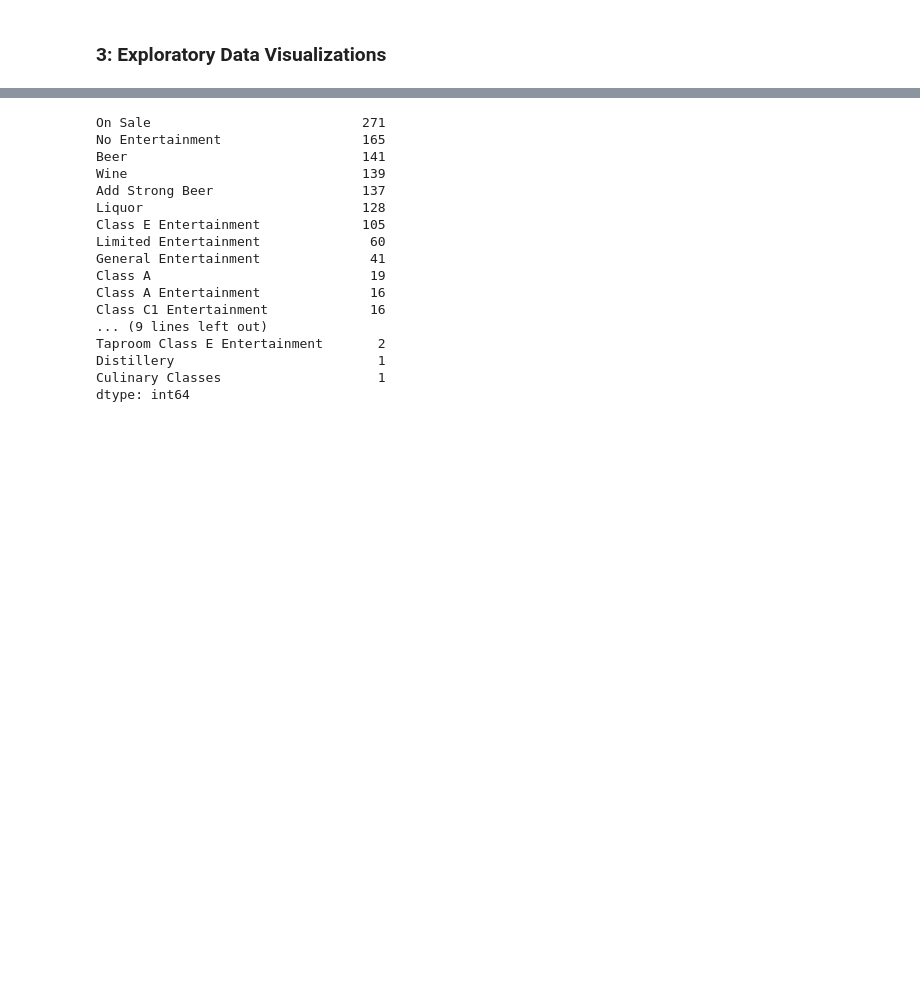
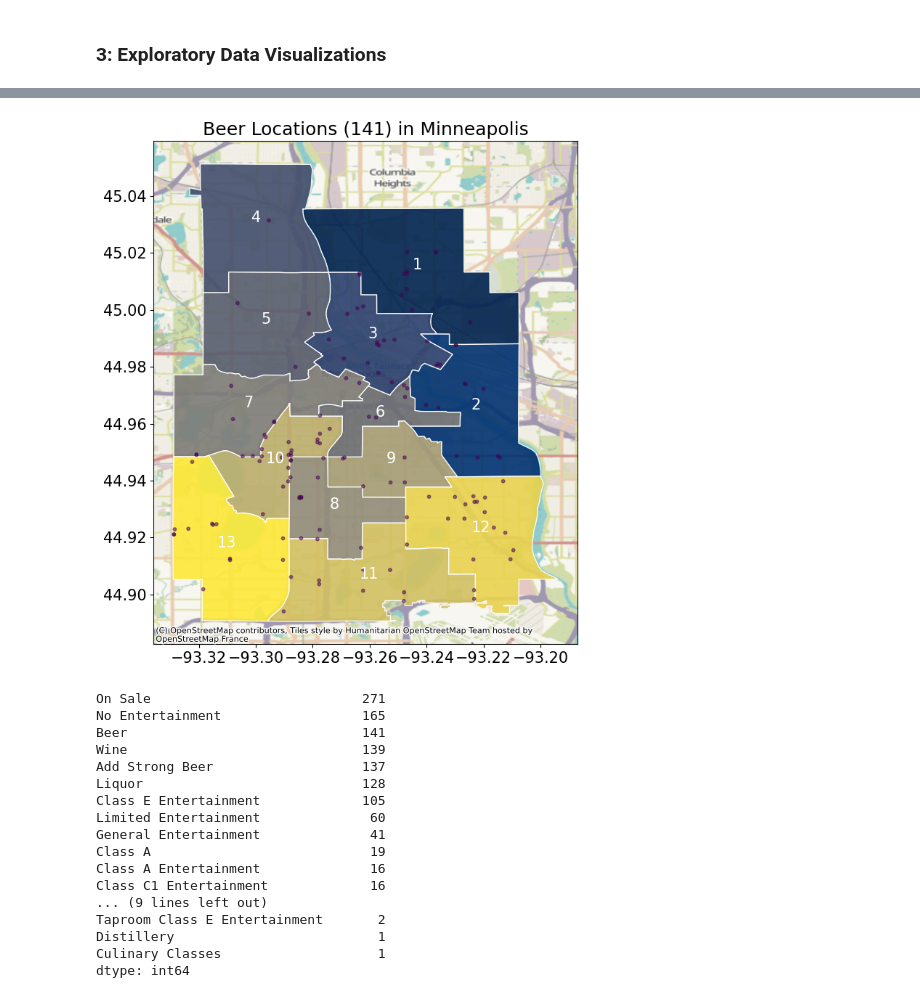
Before and after one commit to kymayodeji/mpls, a Jupyter notebook: liquor_licenses.ipynb, the cells around one changed output, grey strips where cells are left out. Saved outputs shown, nothing was run; the diff lists cells and outputs as text; code cells hidden in the pictures; blank space fills up the shorter version.

```diff
--- a/liquor_licenses.ipynb
+++ b/liquor_licenses.ipynb
@@ -157,3 +213,27 @@ df = d_feature_engineering(df)
+# %%
+def g_plot_liquor_licenses(df, mpls_df, endorsement = 'Wine'):
+    # Plot the wards
+    if endorsement not in df.columns:
+        endorsement = 'Wine'
+    cmap = 'cividis'
+    plt.rcParams.update({'font.size': 15})
+    fig, ax = plt.subplots(figsize=(18, 9))
+    mpls_df.plot(column ='ward', alpha=0.9, legend=False,      #plotting geometry data
+        edgecolor = 'white', cmap=cmap, ax=ax)
+    mpls_df.apply(lambda x: ax.annotate(text = x['ward'],      #annotations
+                               xy = x.geometry.centroid.coords[0],
+                               color = 'white',
+                               ha = 'center'), axis = 1)
+    ax = contextily.add_basemap(ax, crs=mpls_df.crs.to_string())
+    df_endorsement = df[df[endorsement] == True ]
+    cnt = df[endorsement].sum()
+    plt.title(f'{endorsement} Locations ({cnt}) in Minneapolis')
+    plt.scatter(df_endorsement['X'], df_endorsement['Y'], c=df_endorsement[endorsement], s=10, alpha=0.5)
+    plt.show()
+# %%
+g_plot_liquor_licenses(df,mpls_df, 'Beer')
+# %% [output]
+[figure, added]
 # %%
 endorsements = df['endorsements'].str.split('[,;]').explode().unique()
 endorsements = [e.strip() for e in endorsements]
```
Also changed, not shown: parts of 6 cells of this notebook, 1 other file.
